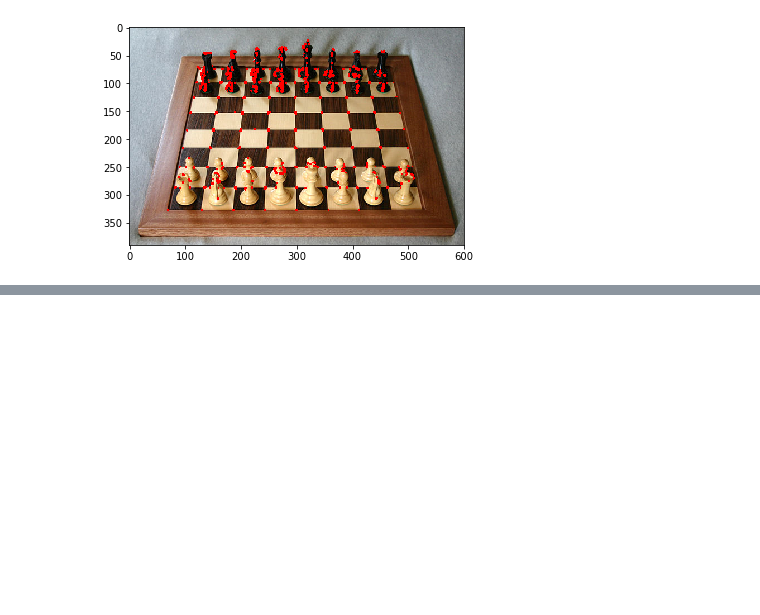
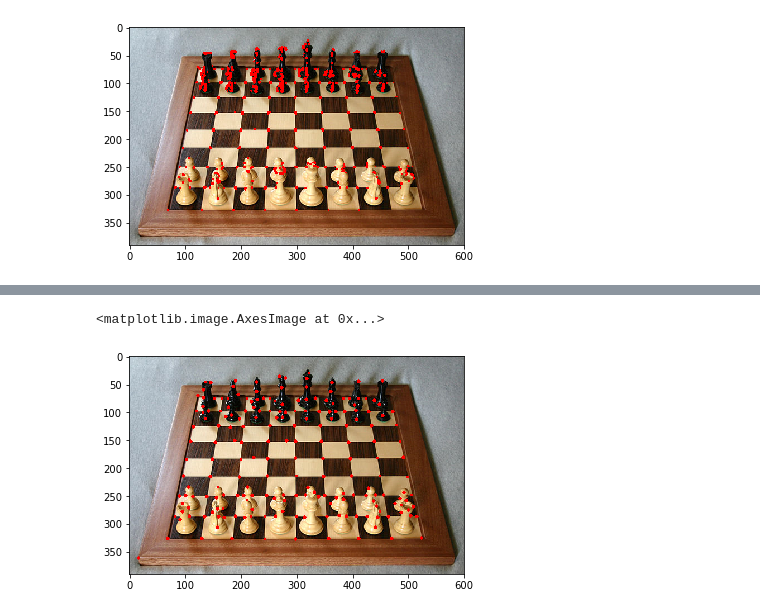
Before and after one commit to Nobobi-Hasan/Computer-Vision, a Jupyter notebook: 18_Corner Detection.ipynb, the cells around one changed output, grey strips where cells are left out. Cells and saved outputs as stored; diff of their text form; code cells hidden in the pictures; blank space fills up the shorter version.

```diff
--- a/18_Corner Detection.ipynb
+++ b/18_Corner Detection.ipynb
@@ -91,0 +121,12 @@ plt.imshow(rgb_real_chess)
+# %%
+corners = cv2.goodFeaturesToTrack(gray_real_chess, maxCorners=200, qualityLevel=0.01, minDistance=10)
+corners = np.int0(corners)
+# %%
+for c in corners:
+    x,y = c.ravel()
+    cv2.circle(rgb_real_chess, (x,y), 3, (255,0,0), -1)
+
+plt.imshow(rgb_real_chess)
+# %% [output]
+<matplotlib.image.AxesImage at 0x...>
+[figure, added]
```
Also changed, not shown: parts of 6 cells of this notebook.
